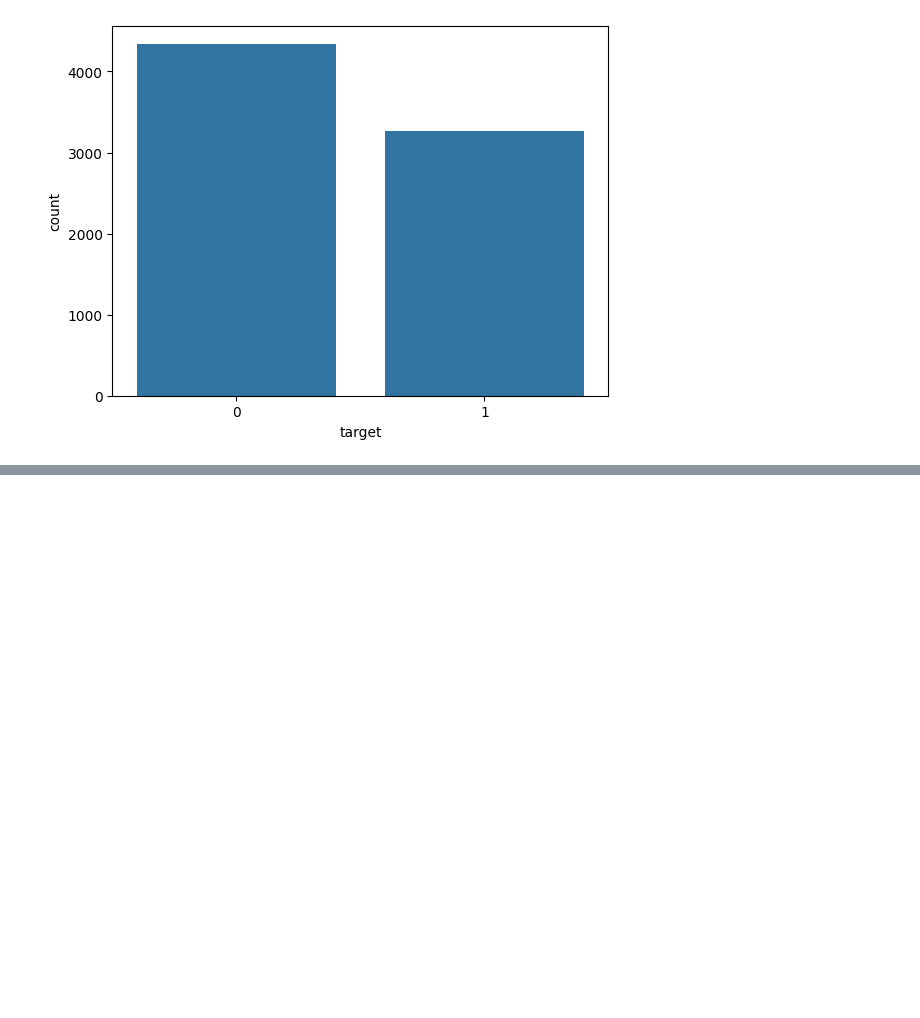
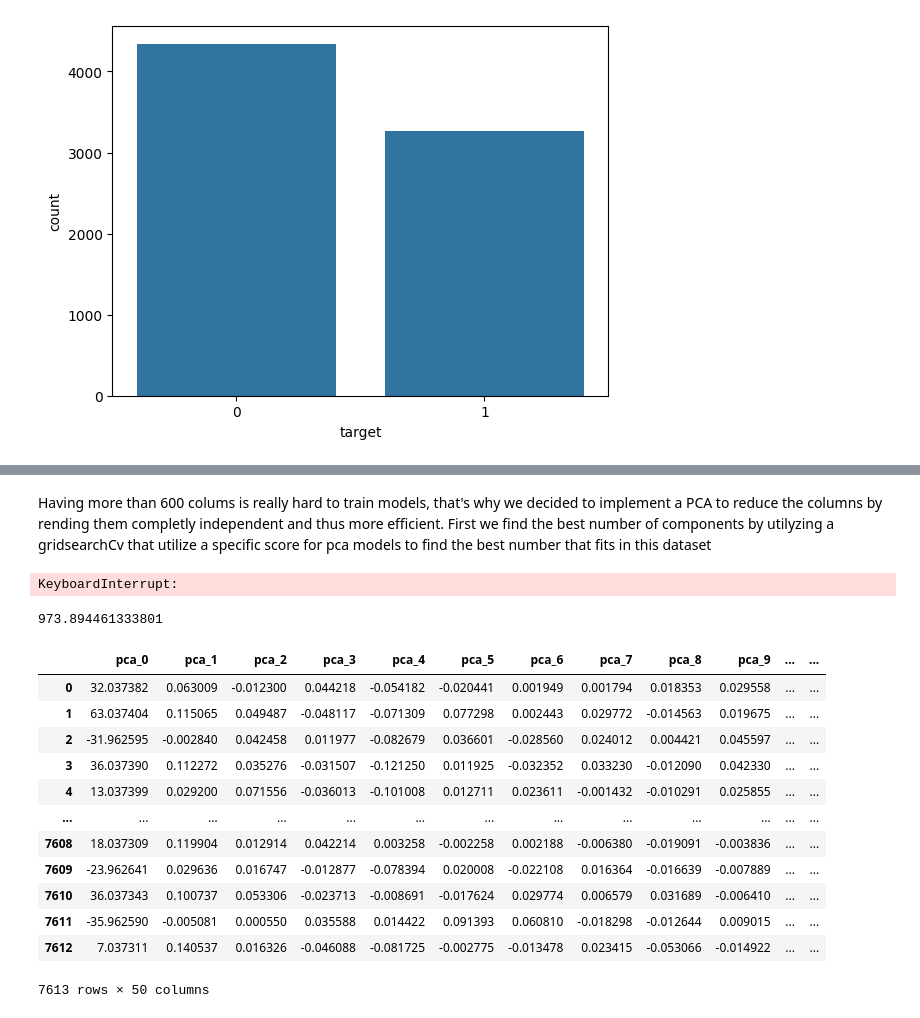
Before and after one commit to celienbonhomme/ml_project, a Jupyter notebook: JupiterBook/_build/jupyter_execute/EDA.ipynb, the cells around one changed output, grey strips where cells are left out. Drawn from its saved outputs; the diff is of its cells as text; code cells hidden in the pictures; blank space fills up the shorter version.

```diff
--- a/JupiterBook/_build/jupyter_execute/EDA.ipynb
+++ b/JupiterBook/_build/jupyter_execute/EDA.ipynb
@@ -197,0 +208,2 @@ sns.countplot(data=data[data['target'].isin([0, 1])], x='target')
+# %%
+data = pd.read_csv('../data/data_preprocessed.csv')
@@ -197,0 +212,28 @@ sns.countplot(data=data[data['target'].isin([0, 1])], x='target')
+# %% [markdown]
+Having more than 600 colums is really hard to train models, that's why we decided to implement a PCA to reduce the columns by rending them completly independent and thus more efficient.
+First we find the best number of components by utilyzing a gridsearchCv that utilize a specific score for pca models to find the best number that fits in this dataset
+# %%
+from sklearn.model_selection import GridSearchCV
+# Define the parameter grid
+param_grid = {'n_components': [50, 100, 150, 200, 250, 300, 350]}
+
+# Create the PCA object
+pca = PCA()
+
+# Create the GridSearchCV object
+grid_search = GridSearchCV(estimator=pca, param_grid=param_grid)
+
+# Fit the grid search to the data
+grid_search.fit(data.drop('target', axis=1))
+
+# Get the best parameter
+best_n_components = grid_search.best_params_['n_components']
+
+# Print the best parameter
+print(f"The best n_components parameter is: {best_n_components}")
+# %% [output]
+KeyboardInterrupt:
+# %%
+grid_search.best_score_
+# %% [output]
+973.894461333801
@@ -197,0 +244,16 @@ sns.countplot(data=data[data['target'].isin([0, 1])], x='target')
+# %%
+X_pca
+# %% [output]
+|  | pca_0 | pca_1 | pca_2 | pca_3 | pca_4 | pca_5 | pca_6 | pca_7 | pca_8 | pca_9 | ... | ... |
+| 0 | 32.037382 | 0.063009 | -0.012300 | 0.044218 | -0.054182 | -0.020441 | 0.001949 | 0.001794 | 0.018353 | 0.029558 | ... | ... |
+| 1 | 63.037404 | 0.115065 | 0.049487 | -0.048117 | -0.071309 | 0.077298 | 0.002443 | 0.029772 | -0.014563 | 0.019675 | ... | ... |
+| 2 | -31.962595 | -0.002840 | 0.042458 | 0.011977 | -0.082679 | 0.036601 | -0.028560 | 0.024012 | 0.004421 | 0.045597 | ... | ... |
+| 3 | 36.037390 | 0.112272 | 0.035276 | -0.031507 | -0.121250 | 0.011925 | -0.032352 | 0.033230 | -0.012090 | 0.042330 | ... | ... |
+| 4 | 13.037399 | 0.029200 | 0.071556 | -0.036013 | -0.101008 | 0.012711 | 0.023611 | -0.001432 | -0.010291 | 0.025855 | ... | ... |
+| ... | ... | ... | ... | ... | ... | ... | ... | ... | ... | ... | ... | ... |
+| 7608 | 18.037309 | 0.119904 | 0.012914 | 0.042214 | 0.003258 | -0.002258 | 0.002188 | -0.006380 | -0.019091 | -0.003836 | ... | ... |
+| 7609 | -23.962641 | 0.029636 | 0.016747 | -0.012877 | -0.078394 | 0.020008 | -0.022108 | 0.016364 | -0.016639 | -0.007889 | ... | ... |
+| 7610 | 36.037343 | 0.100737 | 0.053306 | -0.023713 | -0.008691 | -0.017624 | 0.029774 | 0.006579 | 0.031689 | -0.006410 | ... | ... |
+| 7611 | -35.962590 | -0.005081 | 0.000550 | 0.035588 | 0.014422 | 0.091393 | 0.060810 | -0.018298 | -0.012644 | 0.009015 | ... | ... |
+| 7612 | 7.037311 | 0.140537 | 0.016326 | -0.046088 | -0.081725 | -0.002775 | -0.013478 | 0.023415 | -0.053066 | -0.014922 | ... | ... |
+7613 rows × 50 columns
```
Also changed, not shown: parts of 15 cells of this notebook, 17 other files.
